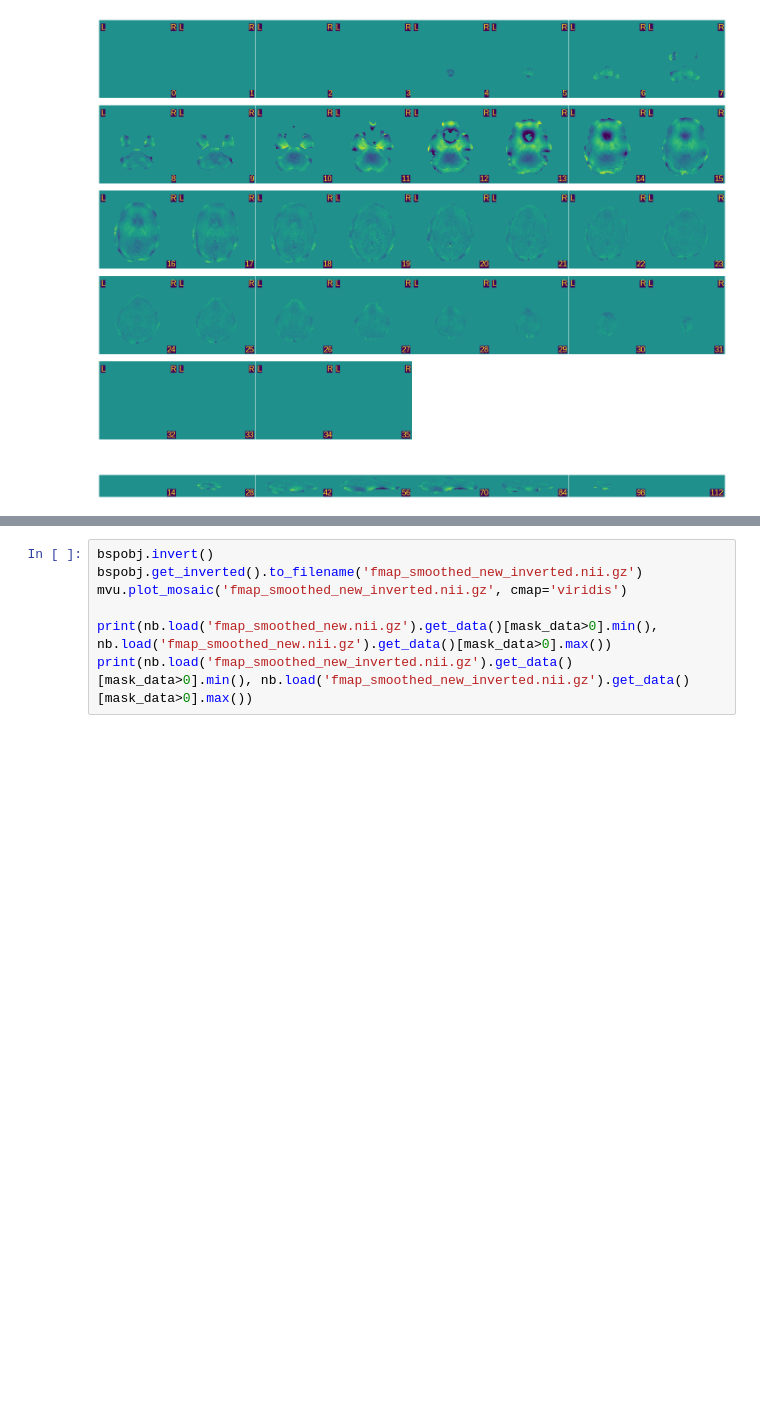
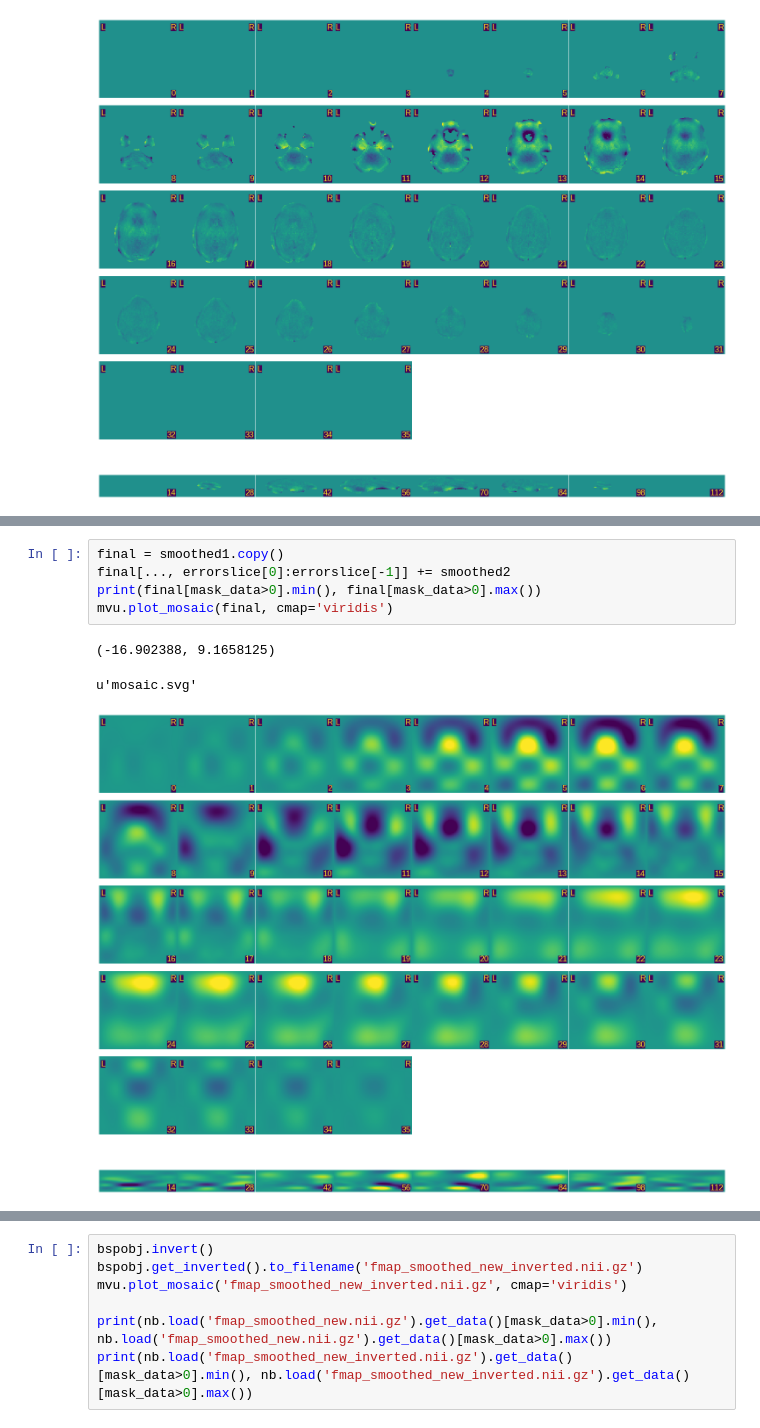
Before and after one commit to nipreps/fmriprep, a Jupyter notebook: notebooks/EPI warps.ipynb, the cells around one changed output, grey strips where cells are left out. Cells and saved outputs as stored; diff of their text form; blank space fills up the shorter version.

```diff
--- a/notebooks/EPI warps.ipynb
+++ b/notebooks/EPI warps.ipynb
@@ -87,3 +111,12 @@ print(final[mask_data>0].min(), final[mask_data>0].max())
+# %%
+final = smoothed1.copy()
+final[..., errorslice[0]:errorslice[-1]] += smoothed2
+print(final[mask_data>0].min(), final[mask_data>0].max())
+mvu.plot_mosaic(final, cmap='viridis')
+# %% [output]
+(-16.902388, 9.1658125)
+u'mosaic.svg'
+[figure, added]
 # %%
 mvu.plot_mosaic(mask_data * final, cmap='viridis')
 
```
Also changed, not shown: parts of 6 cells of this notebook, 1 other file.
